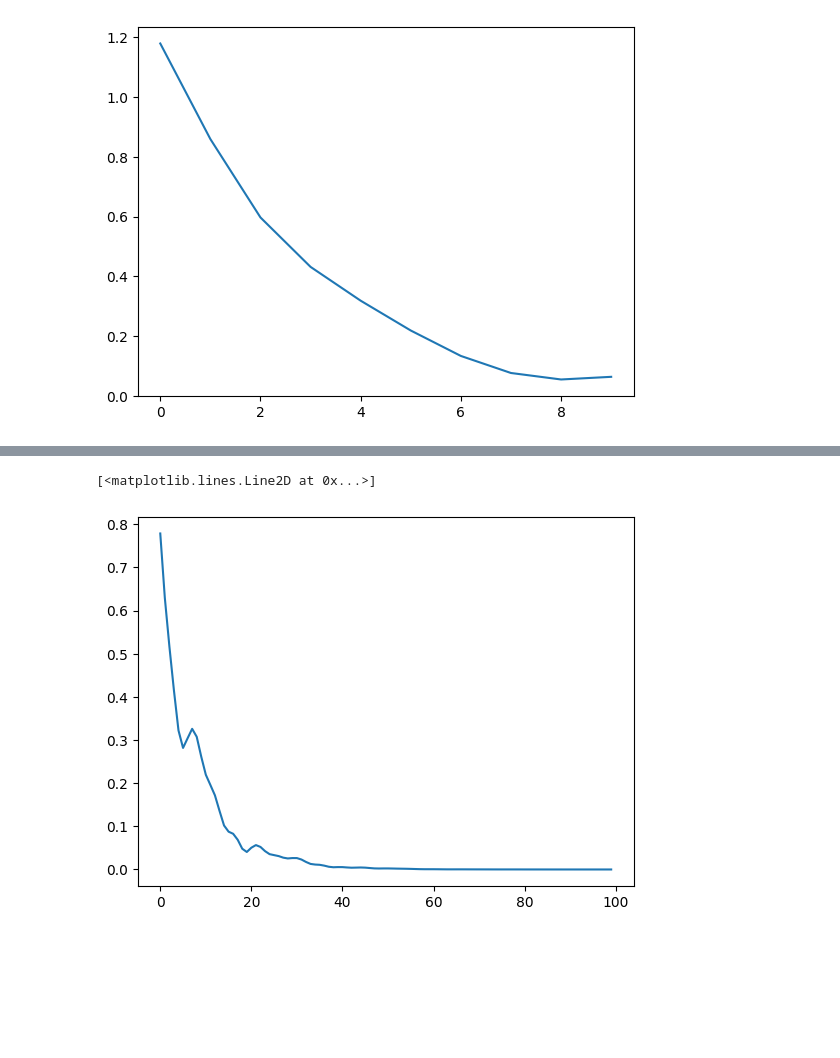
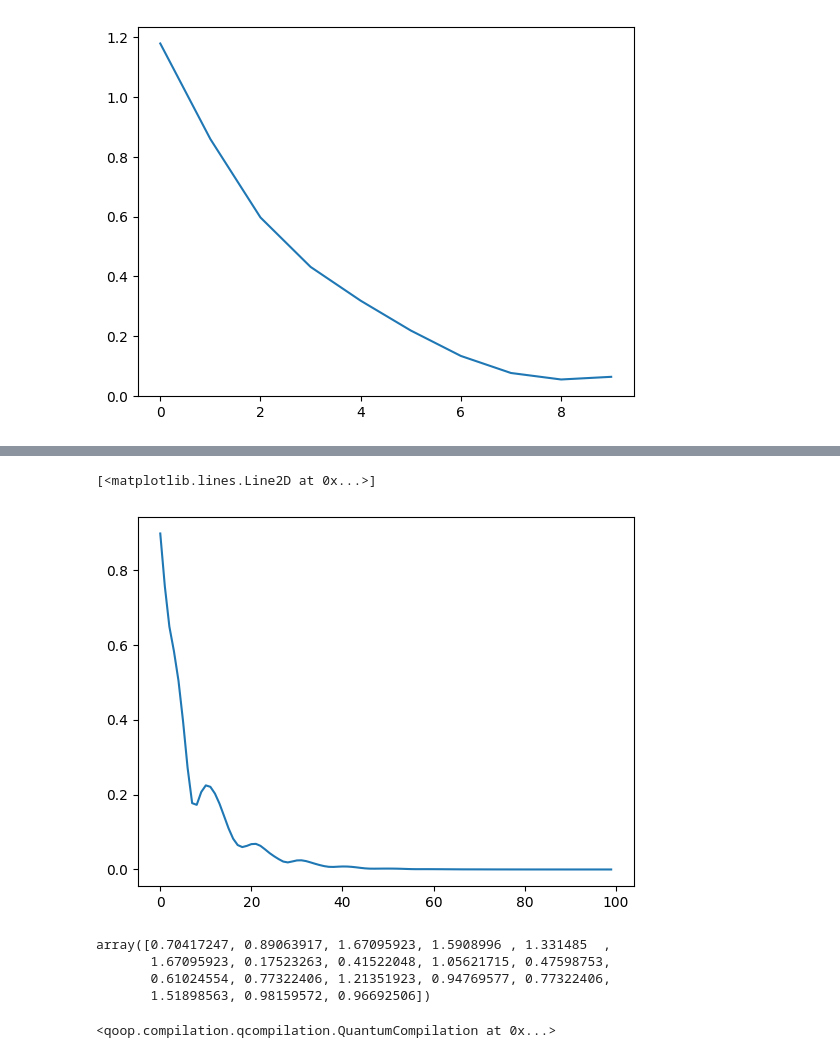
Before and after one commit to vutuanhai237/QuantumImageCompressor, a Jupyter notebook: compi.ipynb, the cells around one changed output, grey strips where cells are left out. Cells and saved outputs as stored; diff of their text form; code cells hidden in the pictures; blank space fills up the shorter version.

```diff
--- a/compi.ipynb
+++ b/compi.ipynb
@@ -75,6 +73,22 @@ Failed to find a square root.
 # %%
 import matplotlib.pyplot as plt
-plt.plot(compiler.metrics['loss_fubini_study'])
 # %% [output]
 [<matplotlib.lines.Line2D at 0x...>]
-[figure, old version]
+[figure, new version]
+# %%
+compiler.thetass[-1]
+# %% [output]
+array([0.70417247, 0.89063917, 1.67095923, 1.5908996 , 1.331485  ,
+       1.67095923, 0.17523263, 0.41522048, 1.05621715, 0.47598753,
+       0.61024554, 0.77322406, 1.21351923, 0.94769577, 0.77322406,
+       1.51898563, 0.98159572, 0.96692506])
+# %%
+compiler1 = QuantumCompilation(
+    u = ansatz.g2gn(num_qubits, 2),
+    vdagger = arrx,
+    thetas = compiler.thetass[-1]
+)
+
+compiler1.fit(num_steps=100)
+# %% [output]
+<qoop.compilation.qcompilation.QuantumCompilation at 0x...>
```
Also changed, not shown: parts of 6 cells of this notebook, 2 other files.
